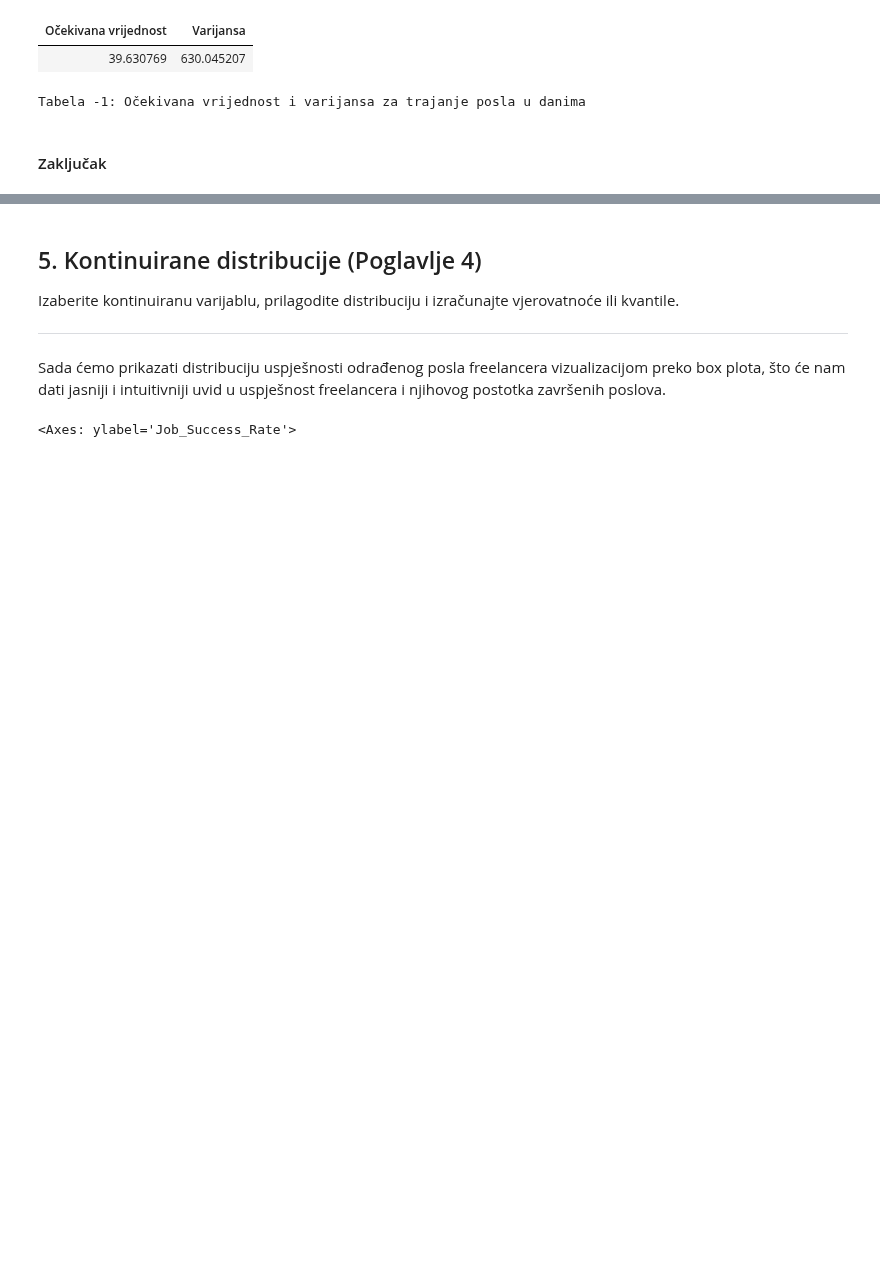
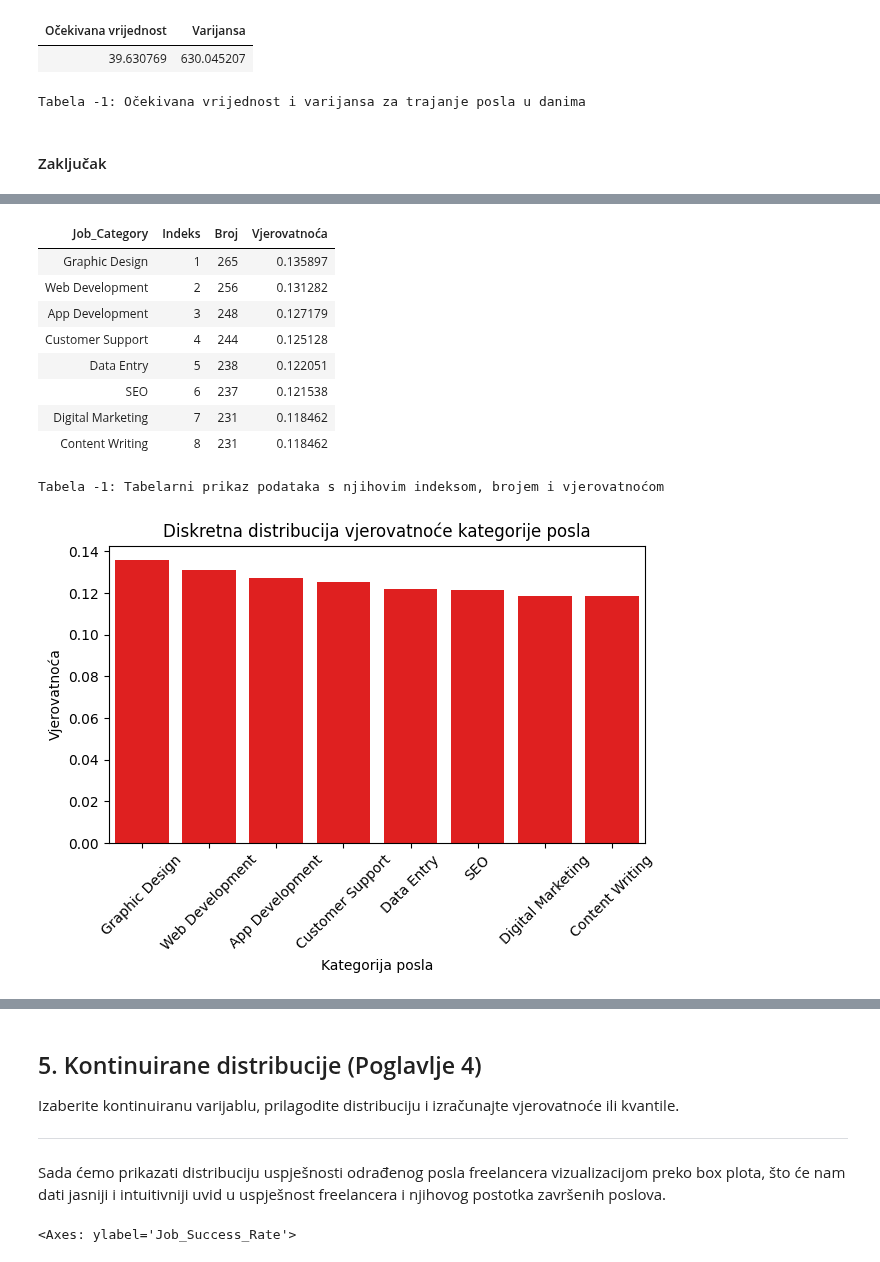
Before and after one commit to Ljut/PSAI-DSAI-datasets, a Jupyter notebook: VIS25_TIM1.ipynb, the cells around one changed output, grey strips where cells are left out. Cells and saved outputs as stored; diff of their text form; code cells hidden in the pictures; blank space fills up the shorter version.

```diff
--- a/VIS25_TIM1.ipynb
+++ b/VIS25_TIM1.ipynb
@@ -592,0 +605,26 @@ Tabela -1: Diskretna distribucija vjerovatnoće trajanja posla
+# %%
+ispisi_tabelu(
+    df,
+    kolona='Job_Category',
+    naziv_tabele='Tabelarni prikaz podataka s njihovim indeksom, brojem i vjerovatnoćom',
+    indeksiraj=True
+    )
+nacrtaj_bar_plota(
+    df,
+    kolona="Job_Category",
+    title='Diskretna distribucija vjerovatnoće kategorije posla',
+    xlabel='Kategorija posla',
+    ylabel='Vjerovatnoća'
+    )
+# %% [output]
+| Job_Category | Indeks | Broj | Vjerovatnoća |
+| Graphic Design | 1 | 265 | 0.135897 |
+| Web Development | 2 | 256 | 0.131282 |
+| App Development | 3 | 248 | 0.127179 |
+| Customer Support | 4 | 244 | 0.125128 |
+| Data Entry | 5 | 238 | 0.122051 |
+| SEO | 6 | 237 | 0.121538 |
+| Digital Marketing | 7 | 231 | 0.118462 |
+| Content Writing | 8 | 231 | 0.118462 |
+Tabela -1: Tabelarni prikaz podataka s njihovim indeksom, brojem i vjerovatnoćom
+[figure, added]
```
Also changed, not shown: parts of 12 cells of this notebook.
